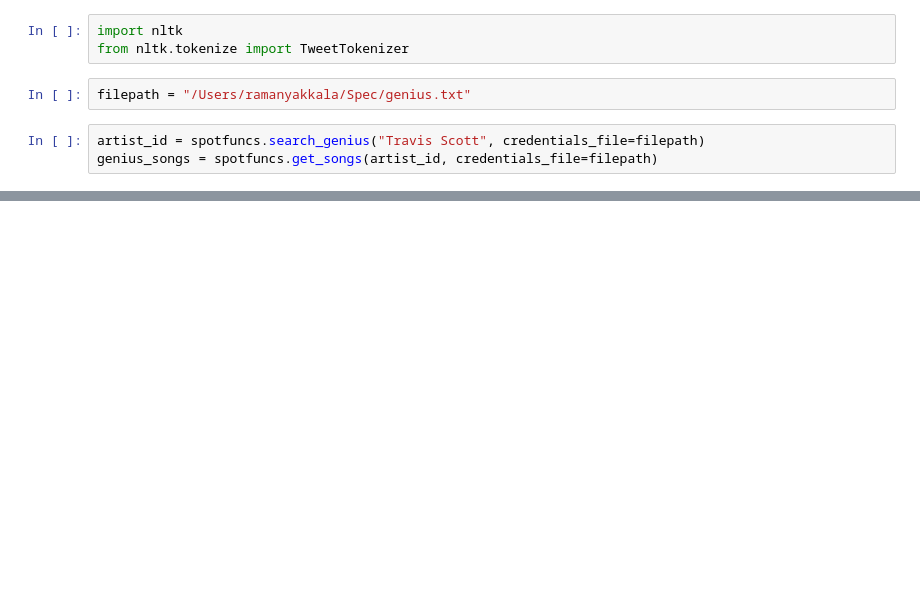
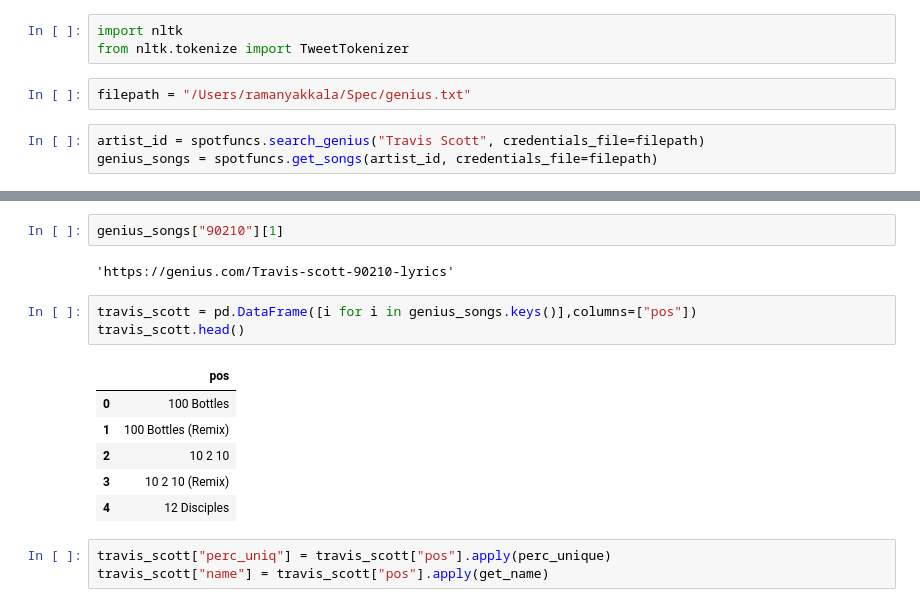
Before and after one commit to builtbyspec/spotify, a Jupyter notebook: Genius_API.ipynb, the cells around one changed output, grey strips where cells are left out. Cells and saved outputs as stored; diff of their text form; blank space fills up the shorter version.

```diff
--- a/Genius_API.ipynb
+++ b/Genius_API.ipynb
@@ -77,0 +67,17 @@ NameError: name 'FreqDist' is not defined
+# %%
+genius_songs["90210"][1]
+# %% [output]
+'https://genius.com/Travis-scott-90210-lyrics'
+# %%
+travis_scott = pd.DataFrame([i for i in genius_songs.keys()],columns=["pos"])
+travis_scott.head()
+# %% [output]
+|  | pos |
+| 0 | 100 Bottles |
+| 1 | 100 Bottles (Remix) |
+| 2 | 10 2 10 |
+| 3 | 10 2 10 (Remix) |
+| 4 | 12 Disciples |
+# %%
+travis_scott["perc_uniq"] = travis_scott["pos"].apply(perc_unique)
+travis_scott["name"] = travis_scott["pos"].apply(get_name)
```
Also changed, not shown: parts of 12 cells of this notebook, 1 other file.
